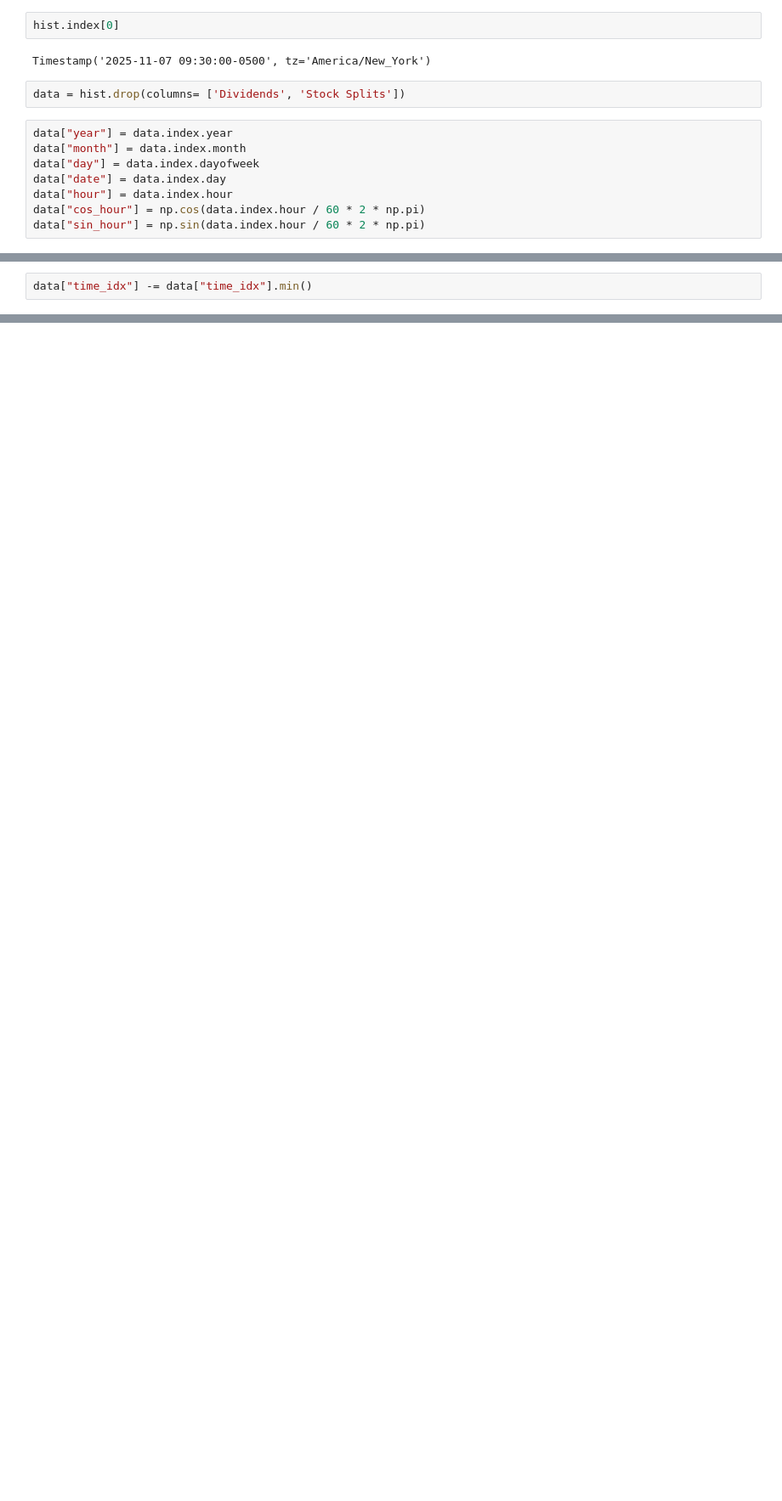
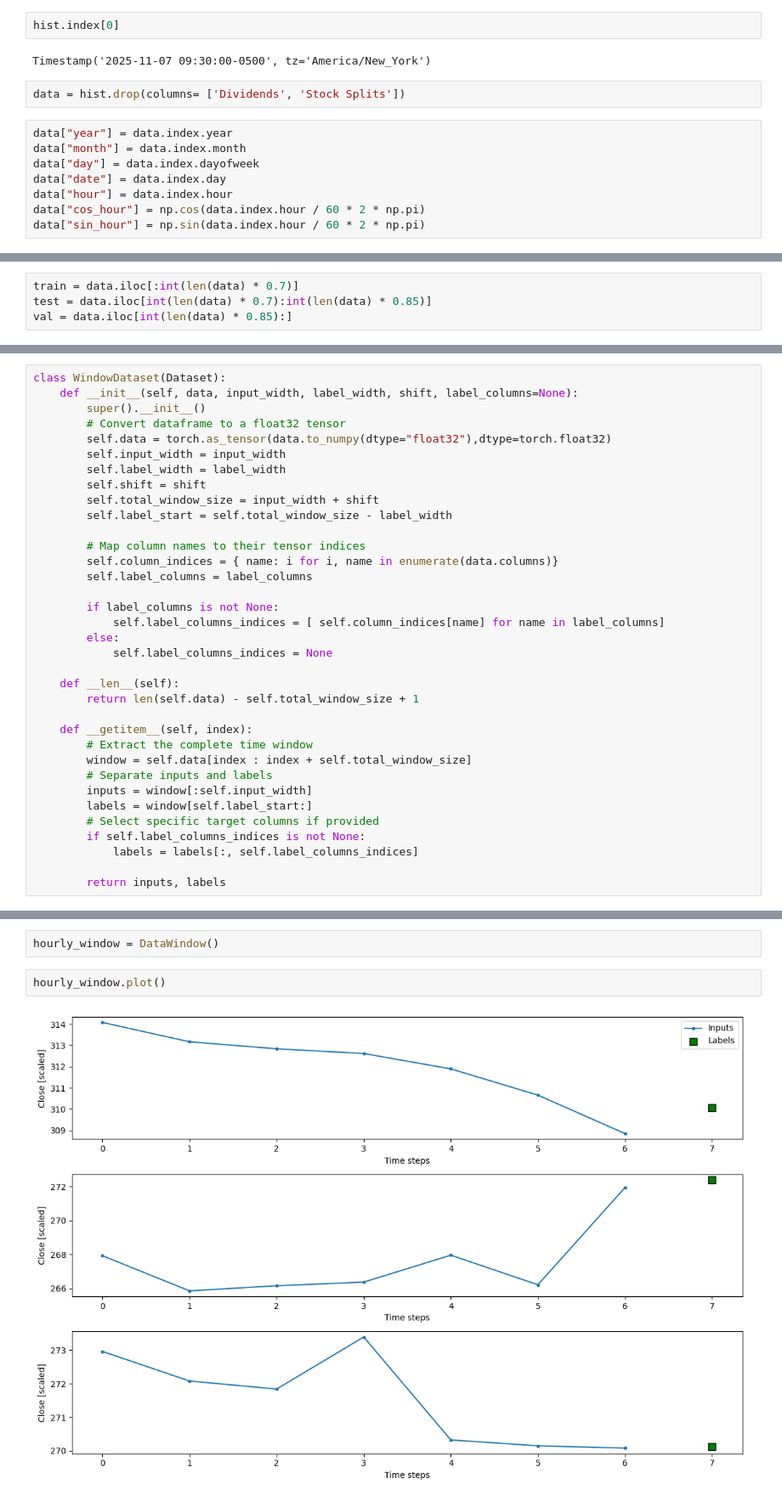
Before and after one commit to lewinskie254/stock-market-prediction, a Jupyter notebook: predict_stock_prices_NeuralNets.ipynb, the cells around one changed output, grey strips where cells are left out. Shown at 85% size. Cells and saved outputs as stored; diff of their text form; blank space fills up the shorter version.

Commit message:
Starting Predictions using neural nets

```diff
--- a/predict_stock_prices_NeuralNets.ipynb
+++ b/predict_stock_prices_NeuralNets.ipynb
@@ -124,2 +115,0 @@ data.tail()
-# %%
-data["time_idx"] -= data["time_idx"].min()
@@ -125,0 +130,4 @@ data["time_idx"] -= data["time_idx"].min()
+# %%
+train = data.iloc[:int(len(data) * 0.7)]
+test = data.iloc[int(len(data) * 0.7):int(len(data) * 0.85)]
+val = data.iloc[int(len(data) * 0.85):]
@@ -125,0 +241,35 @@ data["time_idx"] -= data["time_idx"].min()
+# %%
+class WindowDataset(Dataset):
+    def __init__(self, data, input_width, label_width, shift, label_columns=None):
+        super().__init__()
+        # Convert dataframe to a float32 tensor
+        self.data = torch.as_tensor(data.to_numpy(dtype="float32"),dtype=torch.float32)
+        self.input_width = input_width
+        self.label_width = label_width
+        self.shift = shift
+        self.total_window_size = input_width + shift
+        self.label_start = self.total_window_size - label_width
+
+        # Map column names to their tensor indices
+        self.column_indices = { name: i for i, name in enumerate(data.columns)}
+        self.label_columns = label_columns
+
+        if label_columns is not None:
+            self.label_columns_indices = [ self.column_indices[name] for name in label_columns]
+        else:
+            self.label_columns_indices = None
+
+    def __len__(self):
+        return len(self.data) - self.total_window_size + 1
+
+    def __getitem__(self, index):
+        # Extract the complete time window
+        window = self.data[index : index + self.total_window_size]
+        # Separate inputs and labels
+        inputs = window[:self.input_width]
+        labels = window[self.label_start:]
+        # Select specific target columns if provided
+        if self.label_columns_indices is not None:
+            labels = labels[:, self.label_columns_indices]
+
+        return inputs, labels
@@ -125,0 +372,6 @@ data["time_idx"] -= data["time_idx"].min()
+# %%
+hourly_window = DataWindow()
+# %%
+hourly_window.plot()
+# %% [output]
+[figure, added]
```
Also changed, not shown: parts of 13 cells of this notebook.
